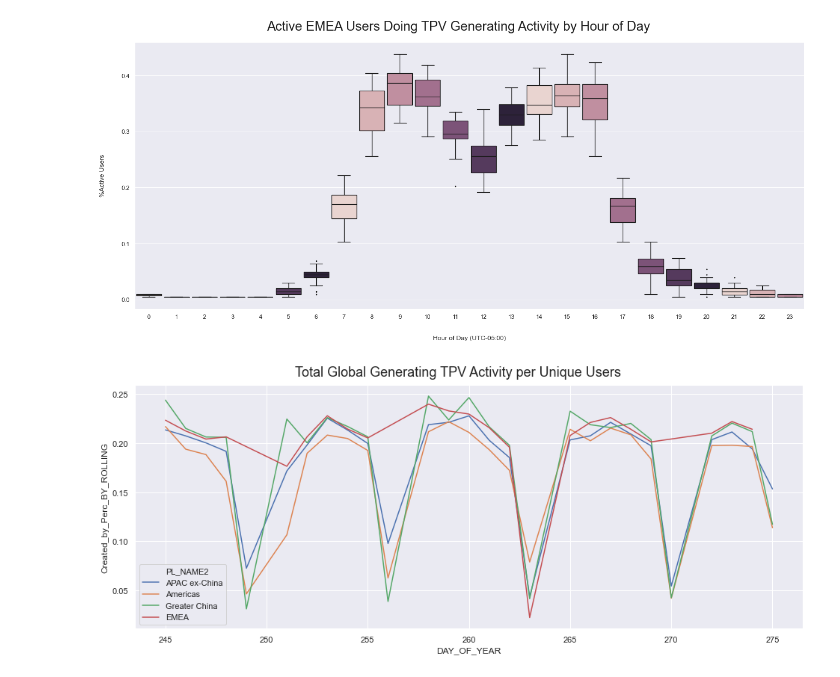
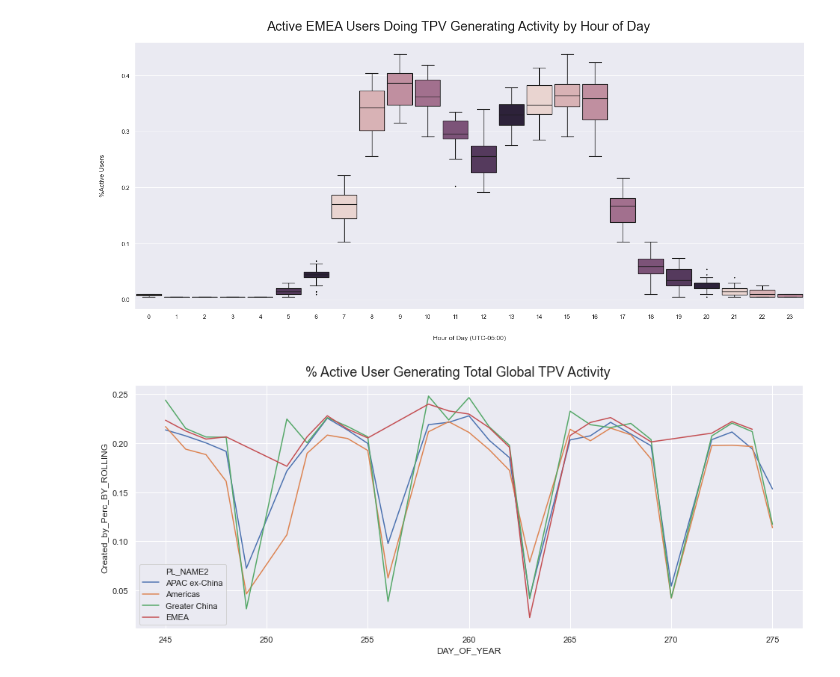
Before and after one commit to CocoZHG611/GC-Data-and-Analytics, a Jupyter notebook: User Activity Hourly.ipynb, the cells around one changed output. Cells and saved outputs as stored; diff of their text form; code cells hidden in the pictures.

```diff
--- a/User Activity Hourly.ipynb
+++ b/User Activity Hourly.ipynb
@@ -29,7 +29,7 @@ To use this notebook, you need to run [this](sql/WARS_activity.sql) query and sa
 # %%
 # cache_filename = './var/activity-2019-10.csv'
 # cache_filename = './var/activty.csv'
-cache_filename = 'user_activity1.csv'
+cache_filename = 'user_activity.csv'
 # data_file = Path(cache_filename)
 ts = os.path.getmtime(cache_filename)
 print('Updated on:{}'.format(datetime.datetime.fromtimestamp(ts).strftime('%Y-%m-%d %H:%M')))
@@ -522,9 +485,9 @@ render_hourly_box(df_population, "Created_by_Perc", "Active EMEA Users Doing TPV
 # %%
 df_working['Created_by_Perc_BY_ROLLING'] = df_working['Created_by_Perc'].rolling(7).mean()
 sns.set(style="darkgrid")
 
 f, ax = plt.subplots(figsize=(16, 6))
-f.suptitle('Total Global Generating TPV Activity per Unique Users', fontsize="18", y=0.94)
+f.suptitle('% Active User Generating Total Global TPV Activity', fontsize="18", y=0.94)
 ax = sns.lineplot(x="DAY_OF_YEAR", y="Created_by_Perc_BY_ROLLING", hue="PL_NAME2",data=df_working,ci=None)
 # %% [output]
-[figure, old version]
+[figure, new version]
```
Also changed, not shown: parts of 12 cells of this notebook.
